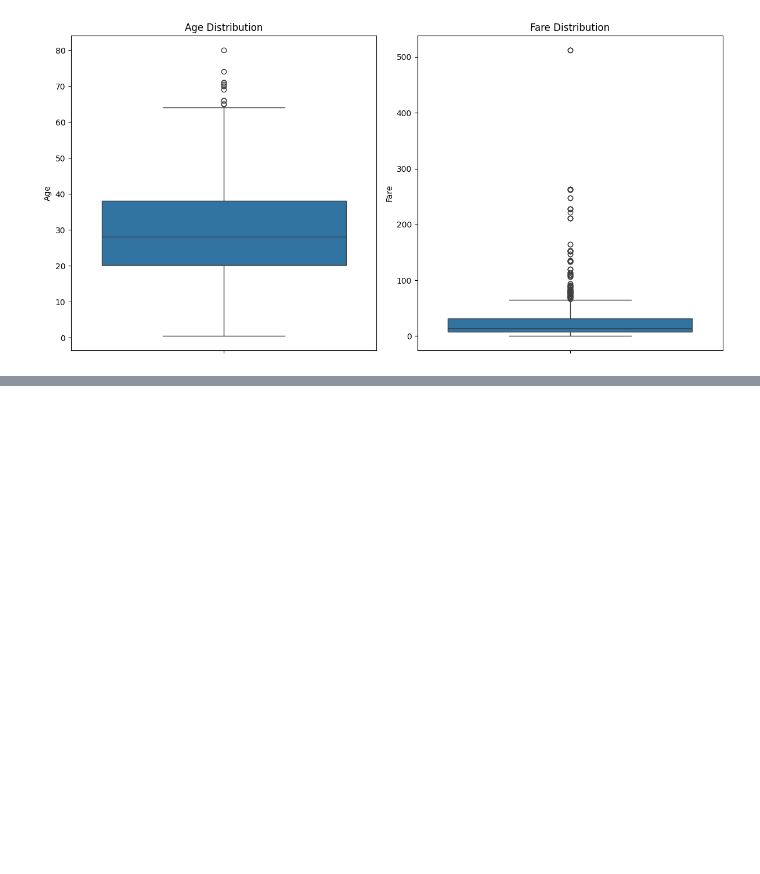
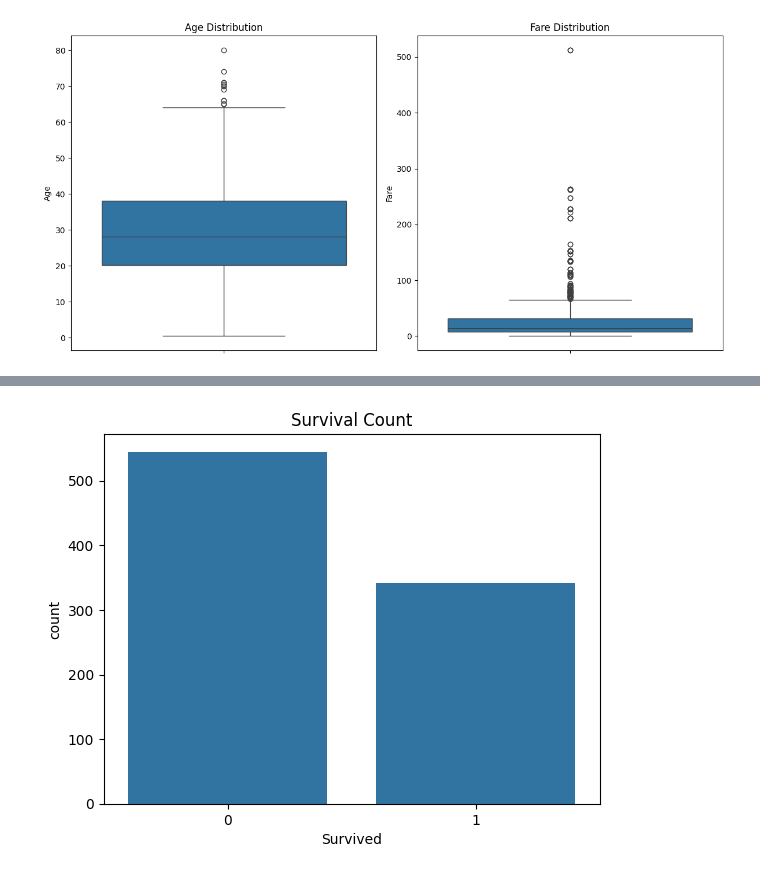
Before and after one commit to carlosCHUv2/Titanic_survival_prediction, a Jupyter notebook: Titanic_notebook.ipynb, the cells around one changed output, grey strips where cells are left out. Drawn from its saved outputs; the diff is of its cells as text; code cells hidden in the pictures; blank space fills up the shorter version.

```diff
--- a/Titanic_notebook.ipynb
+++ b/Titanic_notebook.ipynb
@@ -131,0 +217,6 @@ It would be helpful to investigate how many rows in the data contain outliers in
+# %%
+sns.countplot(x='Survived', data=df0)
+plt.title('Survival Count')
+plt.show()
+# %% [output]
+[figure, added]
```
Also changed, not shown: parts of 29 cells of this notebook.
